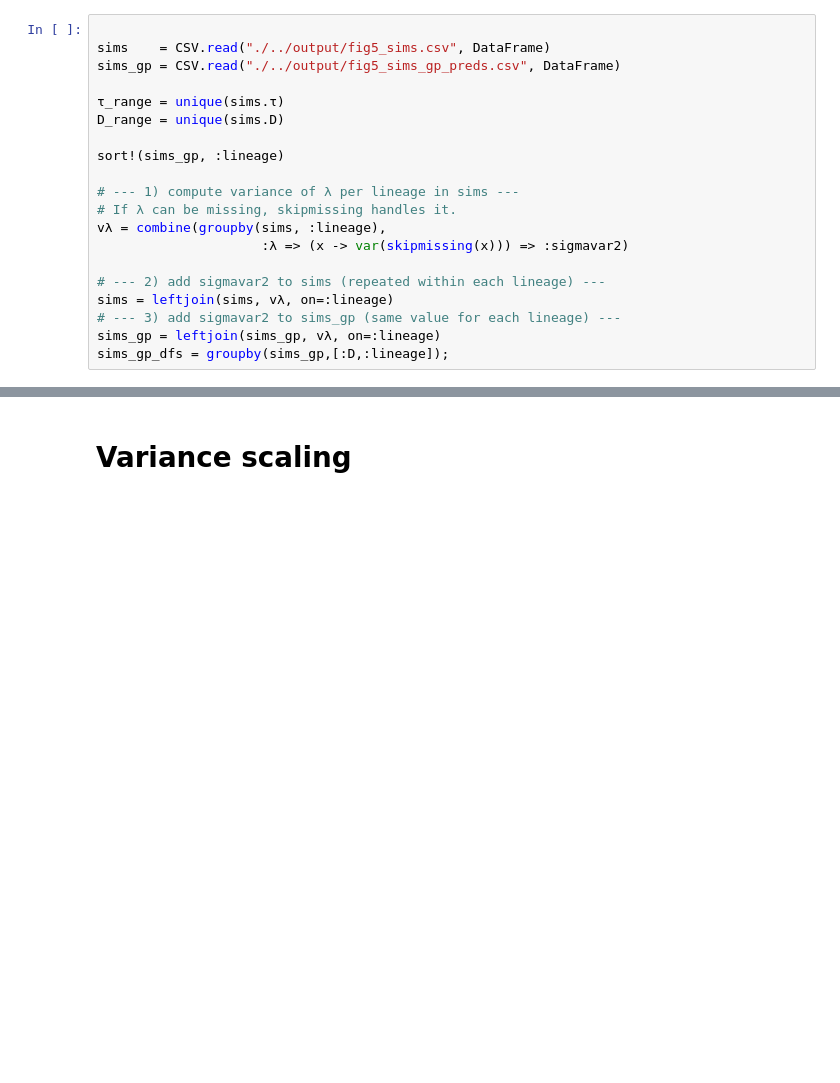
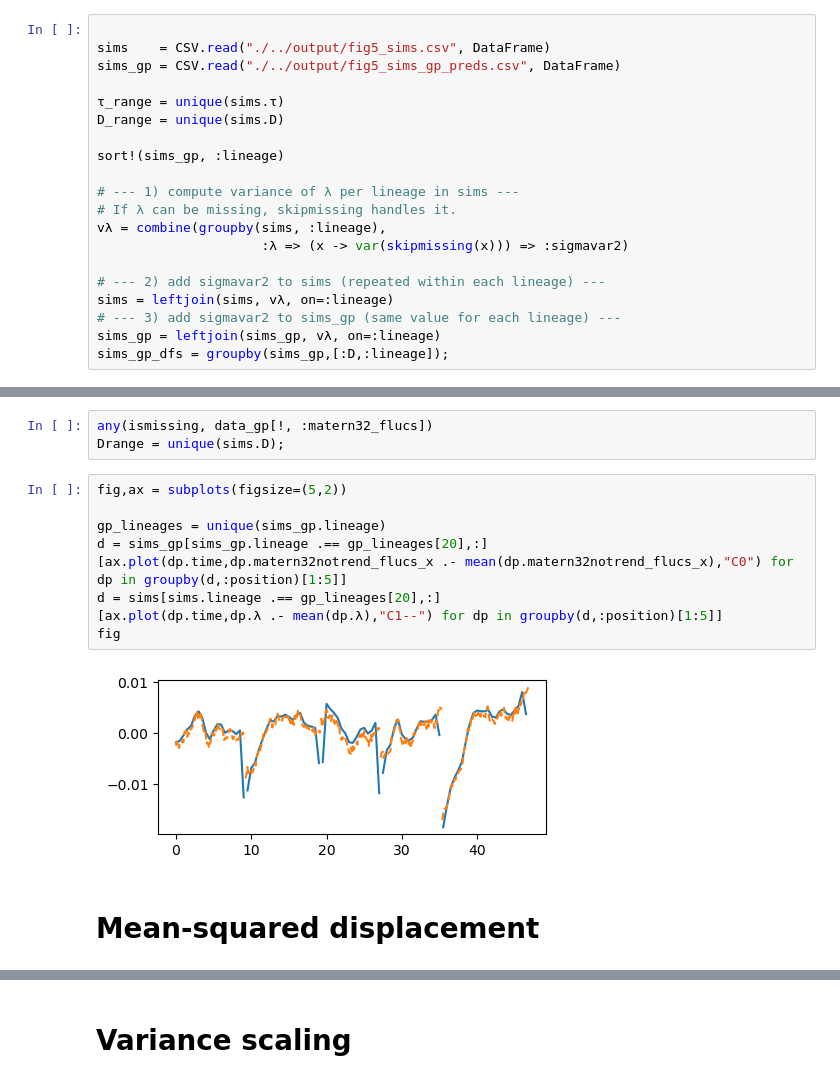
Before and after one commit to elevien/L1210, a Jupyter notebook: notebooks/PAPER_FIG5-msd.ipynb, the cells around one changed output, grey strips where cells are left out. Drawn from its saved outputs; the diff is of its cells as text; blank space fills up the shorter version.

```diff
--- a/notebooks/PAPER_FIG5-msd.ipynb
+++ b/notebooks/PAPER_FIG5-msd.ipynb
@@ -118,0 +110,16 @@ fig
+# %%
+any(ismissing, data_gp[!, :matern32_flucs])
+Drange = unique(sims.D);
+# %%
+fig,ax = subplots(figsize=(5,2))
+
+gp_lineages = unique(sims_gp.lineage)
+d = sims_gp[sims_gp.lineage .== gp_lineages[20],:]
+[ax.plot(dp.time,dp.matern32notrend_flucs_x .- mean(dp.matern32notrend_flucs_x),"C0") for dp in groupby(d,:position)[1:5]]
+d = sims[sims.lineage .== gp_lineages[20],:]
+[ax.plot(dp.time,dp.λ .- mean(dp.λ),"C1--") for dp in groupby(d,:position)[1:5]]
+fig
+# %% [output]
+[figure, added]
+# %% [markdown]
+# Mean-squared displacement
```
Also changed, not shown: parts of 31 cells of this notebook, 10 other files.
